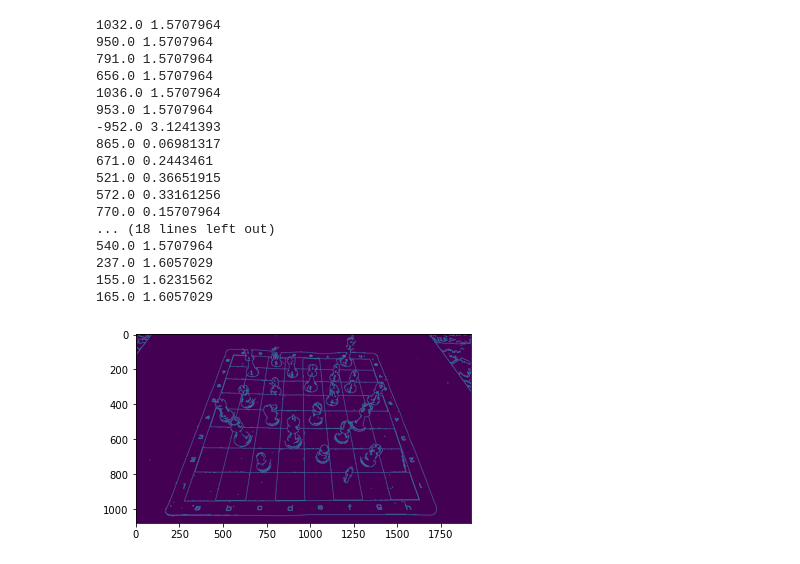
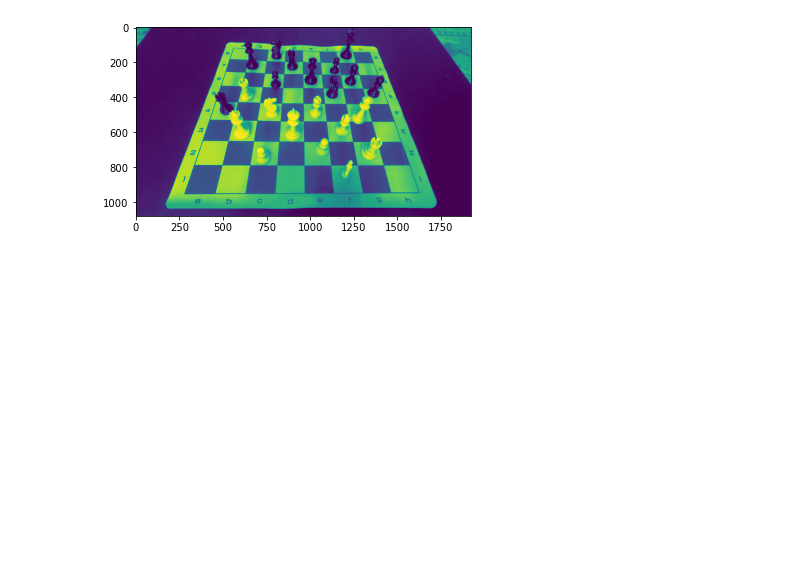
Before and after one commit to untergunter/Chess-documentation, a Jupyter notebook: main.ipynb, the cells around one changed output. Drawn from its saved outputs; the diff is of its cells as text; code cells hidden in the pictures; blank space fills up the shorter version.

Commit message:
find_81_point lines are better not great yet

```diff
--- a/main.ipynb
+++ b/main.ipynb
@@ -38,54 +38,37 @@ def find_81_point(image)->dict:
     """
     image = cv2.imread(image)
     gray_image = cv2.cvtColor(image,cv2.COLOR_BGR2GRAY)
+    plt.imshow(gray_image)
     edges = cv2.Canny(gray_image,50,150,apertureSize = 3)
-    plt.imshow(edges)
-    lines = cv2.HoughLines(edges,1,np.pi/180,200)
+    lines = cv2.HoughLines(edges,2,np.pi/180,300)
     lines = lines.reshape(-1,2)
     for rho,theta in lines:
         a = np.cos(theta)
         b = np.sin(theta)
         x0 = a*rho
         y0 = b*rho
         x1 = int(x0 + 1000*(-b))
         y1 = int(y0 + 1000*(a))
         x2 = int(x0 - 1000*(-b))
         y2 = int(y0 - 1000*(a))
 
         cv2.line(image,(x1,y1),(x2,y2),(0,255,0),2)
 
     cv2.imwrite('lines.jpg',image)
     return lines
 
 def find_top_2_changes(image1,coord1:dict,image2,coord2:dict)->tuple:
     """
     this function returns the bord locations that changed - from result[0]
     to result[1]
     :param image1:
     :param coord1:
     :param image2:
     :param coord2:
     :return:
     """
     pass
+
+lines = find_81_point('data/alpha_data_image47.jpeg')
+# %% [output]
+[figure, added]
-# %%
-lines = find_81_point('data/alpha_data_image47.jpeg')
-# %% [output]
-1032.0 1.5707964
-950.0 1.5707964
-791.0 1.5707964
-656.0 1.5707964
-1036.0 1.5707964
-953.0 1.5707964
--952.0 3.1241393
-865.0 0.06981317
-671.0 0.2443461
-521.0 0.36651915
-572.0 0.33161256
-770.0 0.15707964
-... (18 lines left out)
-540.0 1.5707964
-237.0 1.6057029
-155.0 1.6231562
-165.0 1.6057029
-[figure, removed]
```
